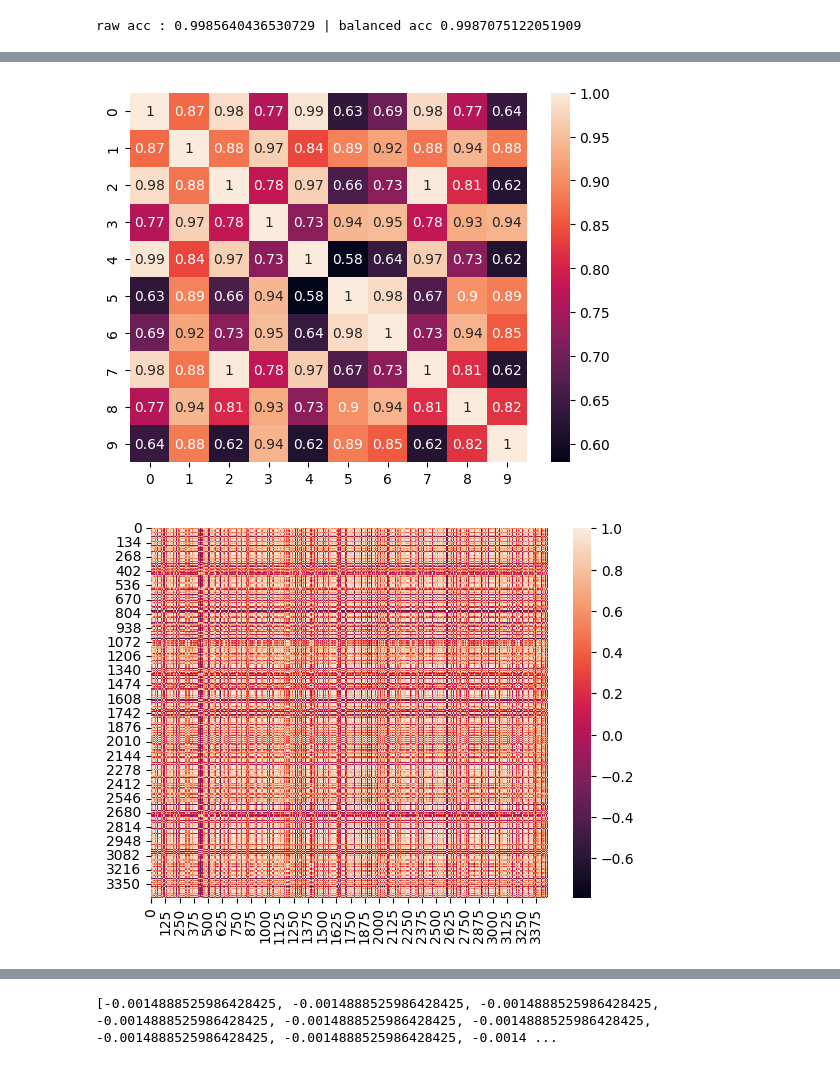
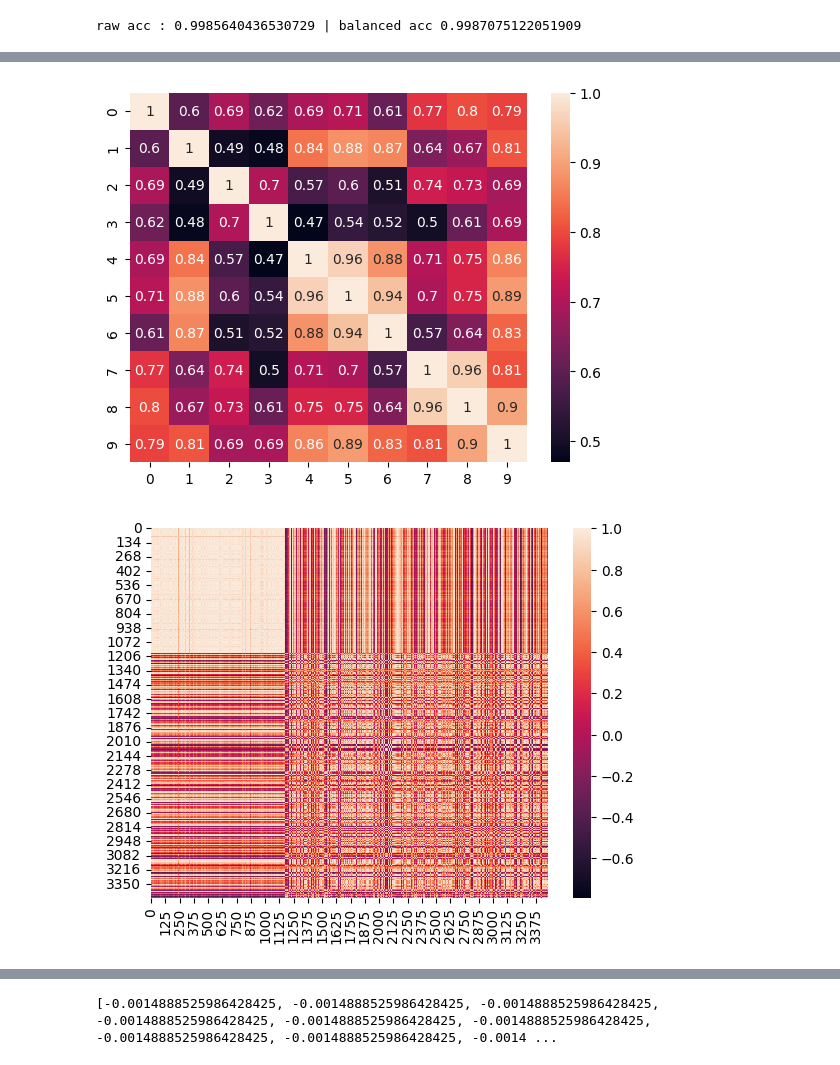
Before and after one commit to g0bel1n/fast_shapelets, a Jupyter notebook: notebooks/experiments_lucas.ipynb, the cells around one changed output, grey strips where cells are left out. Saved outputs shown, nothing was run; the diff lists cells and outputs as text; code cells hidden in the pictures.

```diff
--- a/notebooks/experiments_lucas.ipynb
+++ b/notebooks/experiments_lucas.ipynb
@@ -39,7 +69,7 @@ shapelets_len = list(range(100, 600, 50))
 # %%
 fs = FastShapelets(shapelet_lengths =shapelets_len,  cardinality=4, dimensionality=16, r=10, n_jobs=1)
 # %%
-fs.fit(X_train_bin, y_train_bin)
+fs.fit(X_train_bin, y_train_bin, dist_shapelet =DTW_distance)
 # %% [output]
 [interactive output not drawn]
 Computing all shapelets...
@@ -57,10 +87,20 @@ Computing shapelet 3/10
 # %%
 import pickle
-with open('shap_100_600_50_bin.pkl', 'wb') as f :
+with open('shap_100_600_50_bin_dtw.pkl', 'wb') as f :
     pickle.dump(fs.get_shapelets(), f)
 # %%
-with open('shap_100_600_50_bin.pkl', 'rb') as f :
+with open('shap_100_600_50_bin_dtw.pkl', 'rb') as f :
     fs.fit(shapelets = pickle.load(f))
 # %%
 train_shap = fs.transform(X_train_bin)
 test_shap = fs.transform(X_test_bin)
+# %%
+#with open('train_shap_bin_dtw.pkl', 'wb') as f :
+#    pickle.dump(train_shap, f)
+#with open('test_shap_bin_dtw.pkl', 'wb') as f :
+#    pickle.dump(test_shap, f)
+
+with open('train_shap_bin_dtw.pkl', 'rb') as f :
+    train_shap = pickle.load(f)
+with open('test_shap_bin_dtw.pkl', 'rb') as f :
+    test_shap = pickle.load(f)
@@ -98,17 +138,19 @@ train_features_df = pd.DataFrame(train_shap)
 
 corr_matrix = train_features_df.corr()
 fig = sn.heatmap(corr_matrix,annot=True)
+plt.savefig('heatmap_bin.png')
 plt.show()
 # %% [output]
-[figure, old version]
+[figure, new version]
 # %%
-ind_df = pd.DataFrame(test_shap.T)
+ind_df = pd.DataFrame(test_shap[np.argsort(y_test_bin)].T)
 
 corr_ind = ind_df.corr()
 sn.heatmap(corr_ind)
+plt.savefig('heat')
 plt.show()
 # %% [output]
-[figure, old version]
+[figure, new version]
 # %%
 from sklearn.decomposition import PCA
 import seaborn as sns
```
Also changed, not shown: parts of 20 cells of this notebook, 5 other files.
